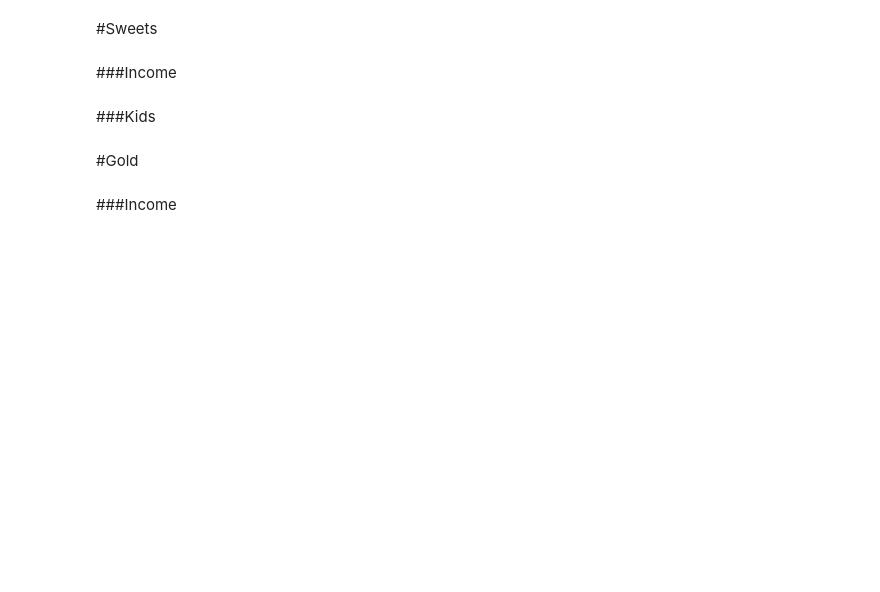
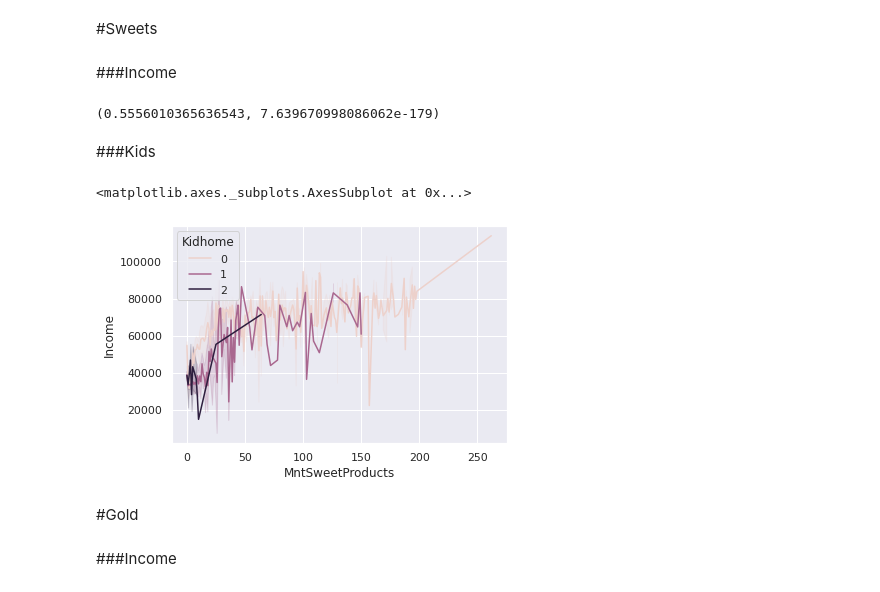
Before and after one commit to clanderson23/Grocery-Analysis, a Jupyter notebook: Grocery_Market_Analysis.ipynb, the cells around one changed output. Drawn from its saved outputs; the diff is of its cells as text; code cells hidden in the pictures; blank space fills up the shorter version.

```diff
--- a/Grocery_Market_Analysis.ipynb
+++ b/Grocery_Market_Analysis.ipynb
@@ -325,8 +349,17 @@ plt.ioff()
 #Sweets
 # %% [markdown]
 ###Income
+# %%
+stats.pearsonr(market_df['Income'], market_df['MntSweetProducts'])
+# %% [output]
+(0.5556010365636543, 7.639670998086062e-179)
 # %% [markdown]
 ###Kids
+# %%
+sns.lineplot(x='MntSweetProducts', y='Income', hue='Kidhome', data=market_df)
+# %% [output]
+<matplotlib.axes._subplots.AxesSubplot at 0x...>
+[figure, added]
 # %% [markdown]
 #Gold
 # %% [markdown]
```
Also changed, not shown: parts of 9 cells of this notebook.
